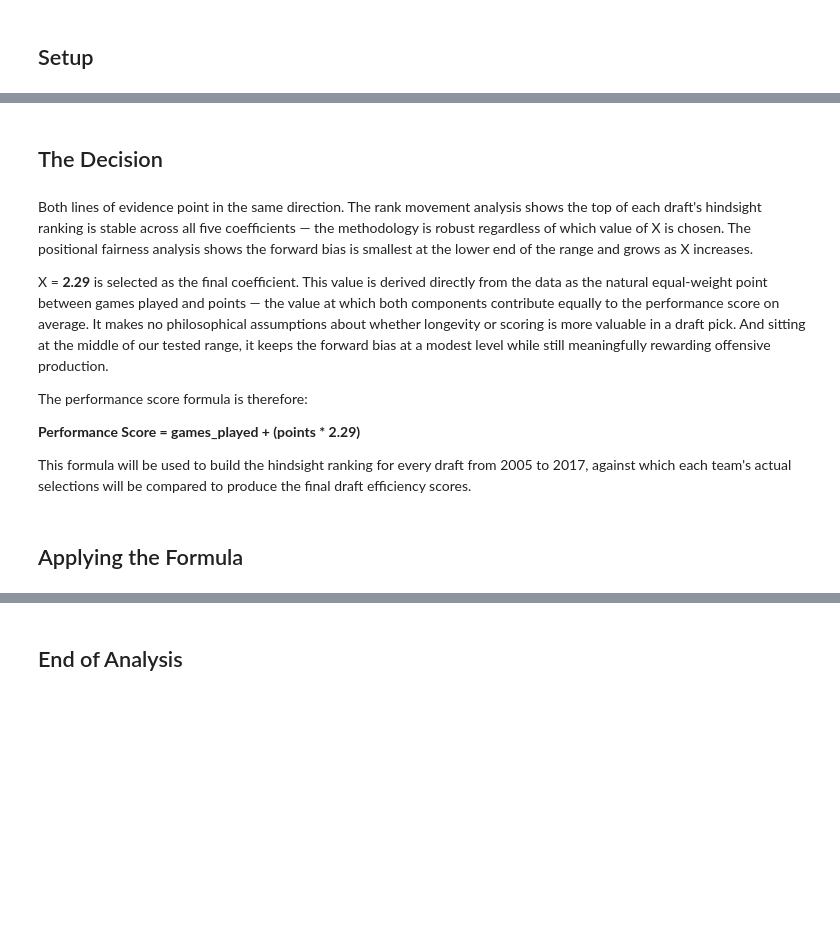
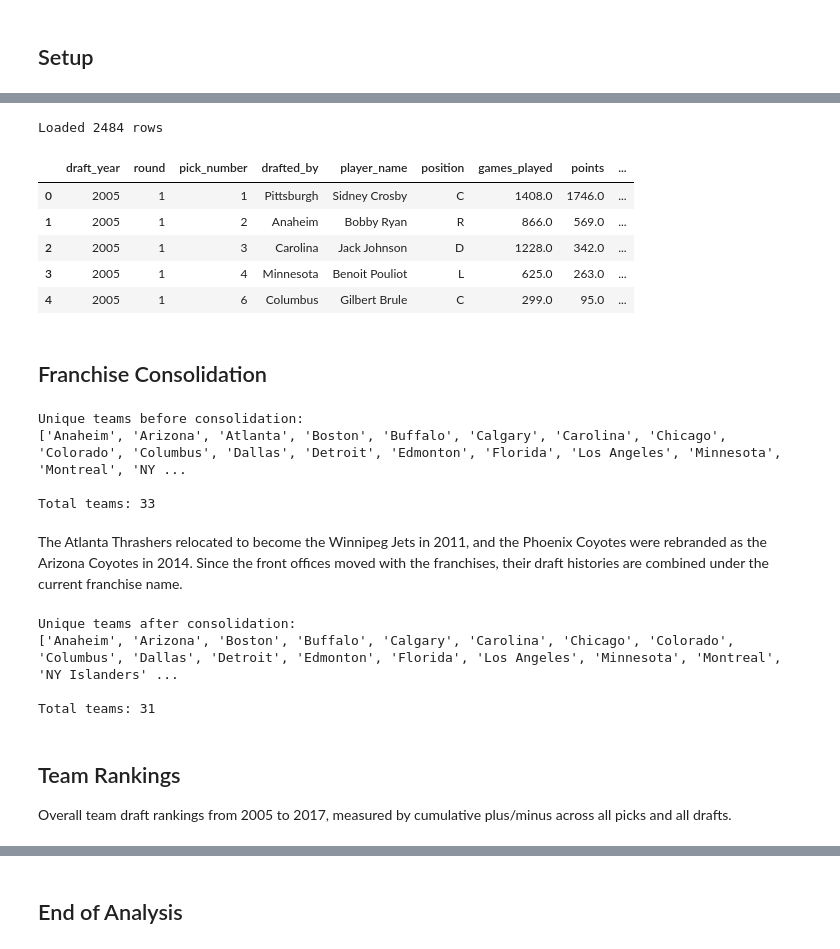
Before and after one commit to vanbrantley/nhl-draft-analysis, a Jupyter notebook: notebooks/analysis.ipynb, the cells around one changed output, grey strips where cells are left out. Drawn from its saved outputs; the diff is of its cells as text; code cells hidden in the pictures; blank space fills up the shorter version.

```diff
--- a/notebooks/analysis.ipynb
+++ b/notebooks/analysis.ipynb
@@ -322,27 +9,52 @@ fairness standpoint.
-# %% [markdown]
-## The Decision
-# %% [markdown]
-Both lines of evidence point in the same direction. The rank movement
-analysis shows the top of each draft's hindsight ranking is stable across
-all five coefficients — the methodology is robust regardless of which
-value of X is chosen. The positional fairness analysis shows the forward
-bias is smallest at the lower end of the range and grows as X increases.
-
-X = **2.29** is selected as the final coefficient. This value is derived
-directly from the data as the natural equal-weight point between games
-played and points — the value at which both components contribute equally
-to the performance score on average. It makes no philosophical assumptions
-about whether longevity or scoring is more valuable in a draft pick. And
-sitting at the middle of our tested range, it keeps the forward
-bias at a modest level while still meaningfully rewarding offensive
-production.
-
-The performance score formula is therefore:
-
-**Performance Score = games_played + (points * 2.29)**
-
-This formula will be used to build the hindsight ranking for every draft
-from 2005 to 2017, against which each team's actual selections will be
-compared to produce the final draft efficiency scores.
-# %% [markdown]
-## Applying the Formula
+# %%
+import pandas as pd
+
+df = pd.read_csv('../data/outputs/draft_scores.csv')
+print(f"Loaded {len(df)} rows")
+df.head()
+# %% [output]
+Loaded 2484 rows
+|  | draft_year | round | pick_number | drafted_by | player_name | position | games_played | points | ... |
+| 0 | 2005 | 1 | 1 | Pittsburgh | Sidney Crosby | C | 1408.0 | 1746.0 | ... |
+| 1 | 2005 | 1 | 2 | Anaheim | Bobby Ryan | R | 866.0 | 569.0 | ... |
+| 2 | 2005 | 1 | 3 | Carolina | Jack Johnson | D | 1228.0 | 342.0 | ... |
+| 3 | 2005 | 1 | 4 | Minnesota | Benoit Pouliot | L | 625.0 | 263.0 | ... |
+| 4 | 2005 | 1 | 6 | Columbus | Gilbert Brule | C | 299.0 | 95.0 | ... |
+# %% [markdown]
+## Franchise Consolidation
+# %%
+print("Unique teams before consolidation:")
+print(sorted(df['drafted_by'].unique()))
+print(f"\nTotal teams: {df['drafted_by'].nunique()}")
+# %% [output]
+Unique teams before consolidation:
+['Anaheim', 'Arizona', 'Atlanta', 'Boston', 'Buffalo', 'Calgary', 'Carolina', 'Chicago', 'Colorado', 'Columbus', 'Dallas', 'Detroit', 'Edmonton', 'Florida', 'Los Angeles', 'Minnesota', 'Montreal', 'NY ...
+
+Total teams: 33
+# %% [markdown]
+The Atlanta Thrashers relocated to become the Winnipeg Jets in 2011,
+and the Phoenix Coyotes were rebranded as the Arizona Coyotes in 2014.
+Since the front offices moved with the franchises, their draft histories
+are combined under the current franchise name.
+# %%
+franchise_map = {
+    'Atlanta': 'Winnipeg',
+    'Phoenix': 'Arizona'
+}
+
+df['drafted_by'] = df['drafted_by'].replace(franchise_map)
+
+# Verify
+print("Unique teams after consolidation:")
+print(sorted(df['drafted_by'].unique()))
+print(f"\nTotal teams: {df['drafted_by'].nunique()}")
+# %% [output]
+Unique teams after consolidation:
+['Anaheim', 'Arizona', 'Boston', 'Buffalo', 'Calgary', 'Carolina', 'Chicago', 'Colorado', 'Columbus', 'Dallas', 'Detroit', 'Edmonton', 'Florida', 'Los Angeles', 'Minnesota', 'Montreal', 'NY Islanders' ...
+
+Total teams: 31
+# %% [markdown]
+## Team Rankings
+
+Overall team draft rankings from 2005 to 2017, measured by cumulative
+plus/minus across all picks and all drafts.
```
Also changed, not shown: parts of 32 cells of this notebook, 5 other files.
